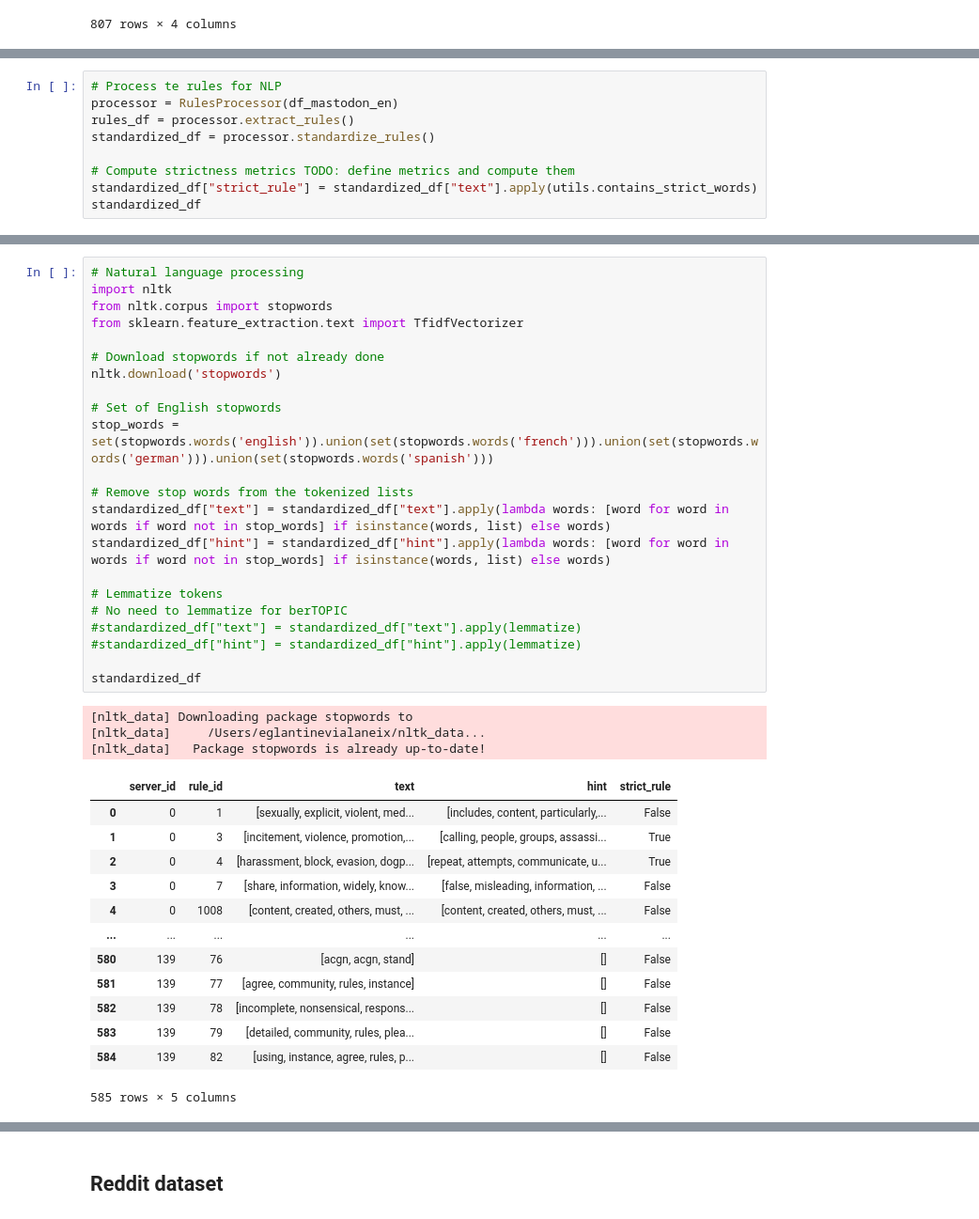
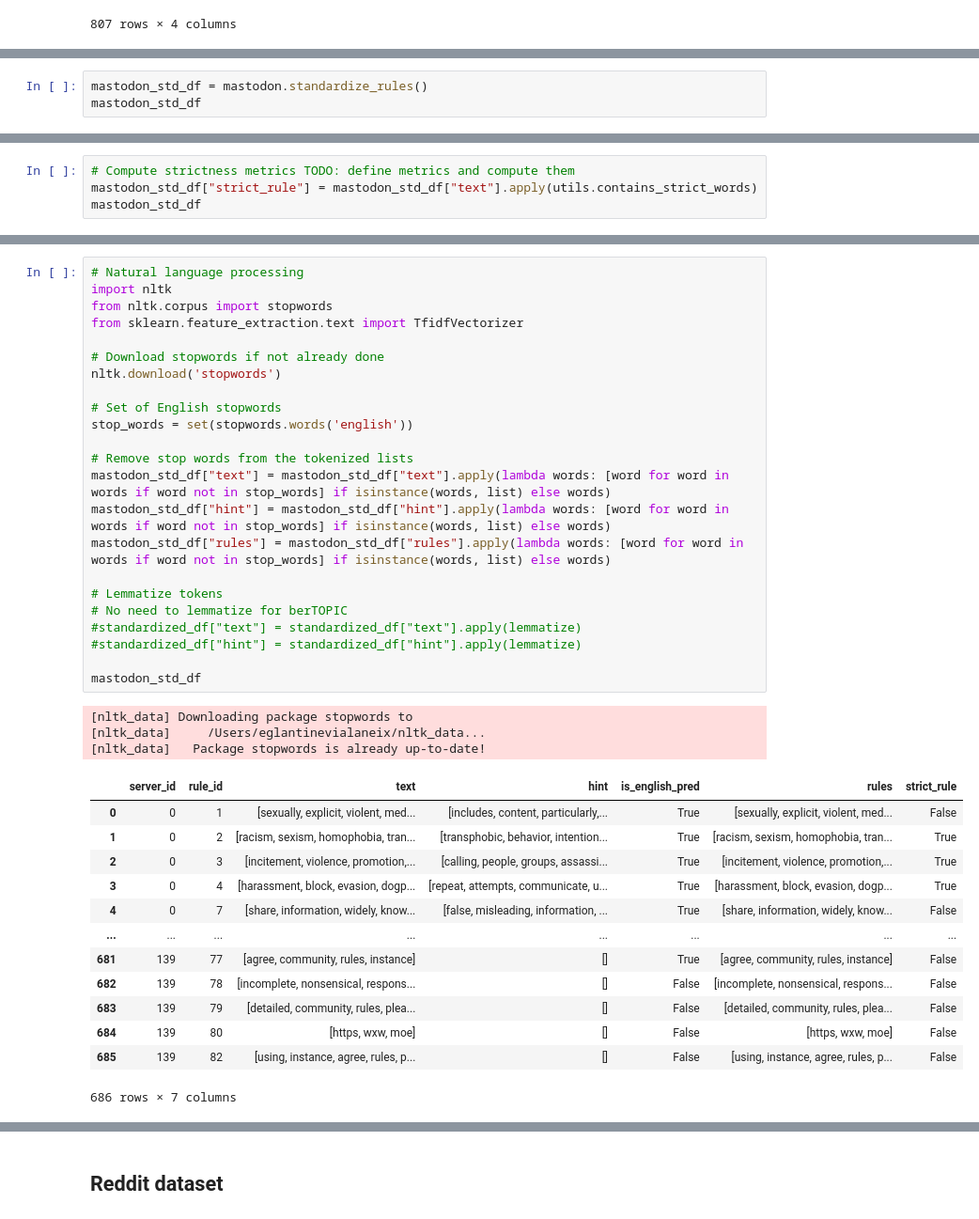
Before and after one commit to fht-epfl/socialmedia_project, a Jupyter notebook: analysis/NLP_analysis_rules.ipynb, the cells around one changed output, grey strips where cells are left out. Shown at 94% size. Saved outputs shown, nothing was run; the diff lists cells and outputs as text.

Commit message:
clean topic modelling for mastodon

```diff
--- a/analysis/NLP_analysis_rules.ipynb
+++ b/analysis/NLP_analysis_rules.ipynb
@@ -309,0 +249,3 @@ df_english
+# %%
+mastodon_std_df = mastodon.standardize_rules()
+mastodon_std_df
@@ -310,10 +266,5 @@ df_english
 # %%
-# Process te rules for NLP
-processor = RulesProcessor(df_mastodon_en)
-rules_df = processor.extract_rules()
-standardized_df = processor.standardize_rules()
-
 # Compute strictness metrics TODO: define metrics and compute them
-standardized_df["strict_rule"] = standardized_df["text"].apply(utils.contains_strict_words)
-standardized_df
+mastodon_std_df["strict_rule"] = mastodon_std_df["text"].apply(utils.contains_strict_words)
+mastodon_std_df
 # %% [output]
@@ -339,41 +284,42 @@ standardized_df
 # %%
 # Natural language processing
 import nltk
 from nltk.corpus import stopwords
 from sklearn.feature_extraction.text import TfidfVectorizer
 
 # Download stopwords if not already done
 nltk.download('stopwords')
 
 # Set of English stopwords
-stop_words = set(stopwords.words('english')).union(set(stopwords.words('french'))).union(set(stopwords.words('german'))).union(set(stopwords.words('spanish')))
+stop_words = set(stopwords.words('english'))
 
 # Remove stop words from the tokenized lists
-standardized_df["text"] = standardized_df["text"].apply(lambda words: [word for word in words if word not in stop_words] if isinstance(words, list) else words)
-standardized_df["hint"] = standardized_df["hint"].apply(lambda words: [word for word in words if word not in stop_words] if isinstance(words, list) else words)
+mastodon_std_df["text"] = mastodon_std_df["text"].apply(lambda words: [word for word in words if word not in stop_words] if isinstance(words, list) else words)
+mastodon_std_df["hint"] = mastodon_std_df["hint"].apply(lambda words: [word for word in words if word not in stop_words] if isinstance(words, list) else words)
+mastodon_std_df["rules"] = mastodon_std_df["rules"].apply(lambda words: [word for word in words if word not in stop_words] if isinstance(words, list) else words)
 
 # Lemmatize tokens
 # No need to lemmatize for berTOPIC
 #standardized_df["text"] = standardized_df["text"].apply(lemmatize)
 #standardized_df["hint"] = standardized_df["hint"].apply(lemmatize)
 
-standardized_df
+mastodon_std_df
 # %% [output]
 [nltk_data] Downloading package stopwords to
 [nltk_data]     /Users/eglantinevialaneix/nltk_data...
 [nltk_data]   Package stopwords is already up-to-date!
-|  | server_id | rule_id | text | hint | strict_rule |
-| 0 | 0 | 1 | [sexually, explicit, violent, med... | [includes, content, particularly,... | False |
-| 1 | 0 | 3 | [incitement, violence, promotion,... | [calling, people, groups, assassi... | True |
-| 2 | 0 | 4 | [harassment, block, evasion, dogp... | [repeat, attempts, communicate, u... | True |
-| 3 | 0 | 7 | [share, information, widely, know... | [false, misleading, information, ... | False |
-| 4 | 0 | 1008 | [content, created, others, must, ... | [content, created, others, must, ... | False |
-| ... | ... | ... | ... | ... | ... |
-| 580 | 139 | 76 | [acgn, acgn, stand] | [] | False |
-| 581 | 139 | 77 | [agree, community, rules, instance] | [] | False |
-| 582 | 139 | 78 | [incomplete, nonsensical, respons... | [] | False |
-| 583 | 139 | 79 | [detailed, community, rules, plea... | [] | False |
-| 584 | 139 | 82 | [using, instance, agree, rules, p... | [] | False |
+|  | server_id | rule_id | text | hint | is_english_pred | rules | strict_rule |
+| 0 | 0 | 1 | [sexually, explicit, violent, med... | [includes, content, particularly,... | True | [sexually, explicit, violent, med... | False |
+| 1 | 0 | 2 | [racism, sexism, homophobia, tran... | [transphobic, behavior, intention... | True | [racism, sexism, homophobia, tran... | True |
+| 2 | 0 | 3 | [incitement, violence, promotion,... | [calling, people, groups, assassi... | True | [incitement, violence, promotion,... | True |
+| 3 | 0 | 4 | [harassment, block, evasion, dogp... | [repeat, attempts, communicate, u... | True | [harassment, block, evasion, dogp... | True |
+| 4 | 0 | 7 | [share, information, widely, know... | [false, misleading, information, ... | True | [share, information, widely, know... | False |
+| ... | ... | ... | ... | ... | ... | ... | ... |
+| 681 | 139 | 77 | [agree, community, rules, instance] | [] | True | [agree, community, rules, instance] | False |
+| 682 | 139 | 78 | [incomplete, nonsensical, respons... | [] | False | [incomplete, nonsensical, respons... | False |
+| 683 | 139 | 79 | [detailed, community, rules, plea... | [] | False | [detailed, community, rules, plea... | False |
+| 684 | 139 | 80 | [https, wxw, moe] | [] | False | [https, wxw, moe] | False |
+| 685 | 139 | 82 | [using, instance, agree, rules, p... | [] | False | [using, instance, agree, rules, p... | False |
-585 rows × 5 columns
+686 rows × 7 columns
 # %%
 #tokenize each text and each hint
```
Also changed, not shown: parts of 29 cells of this notebook, 1 other file.
